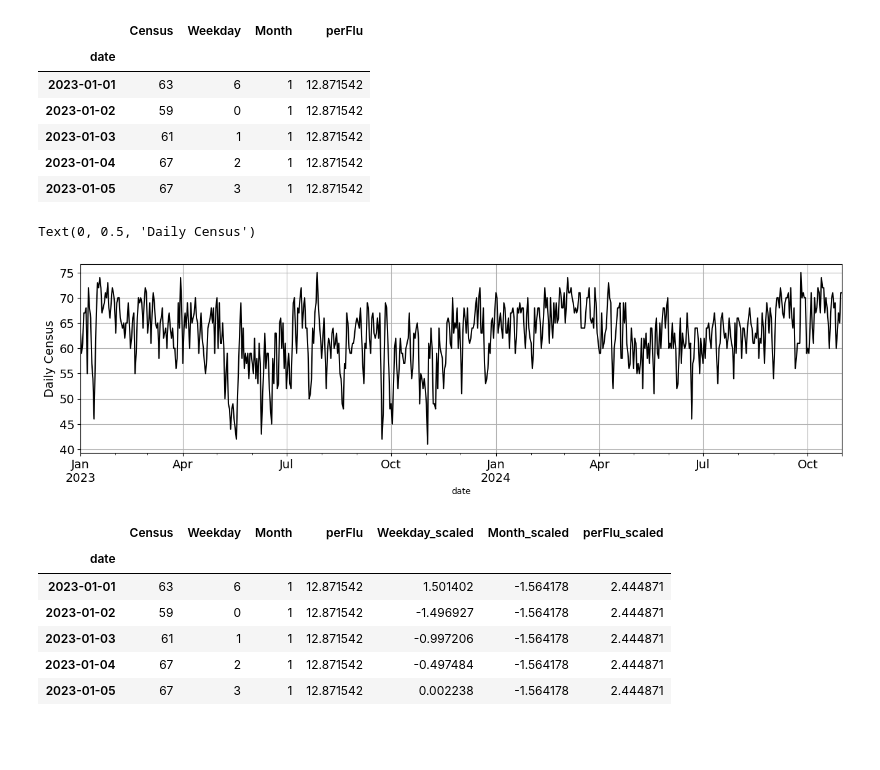
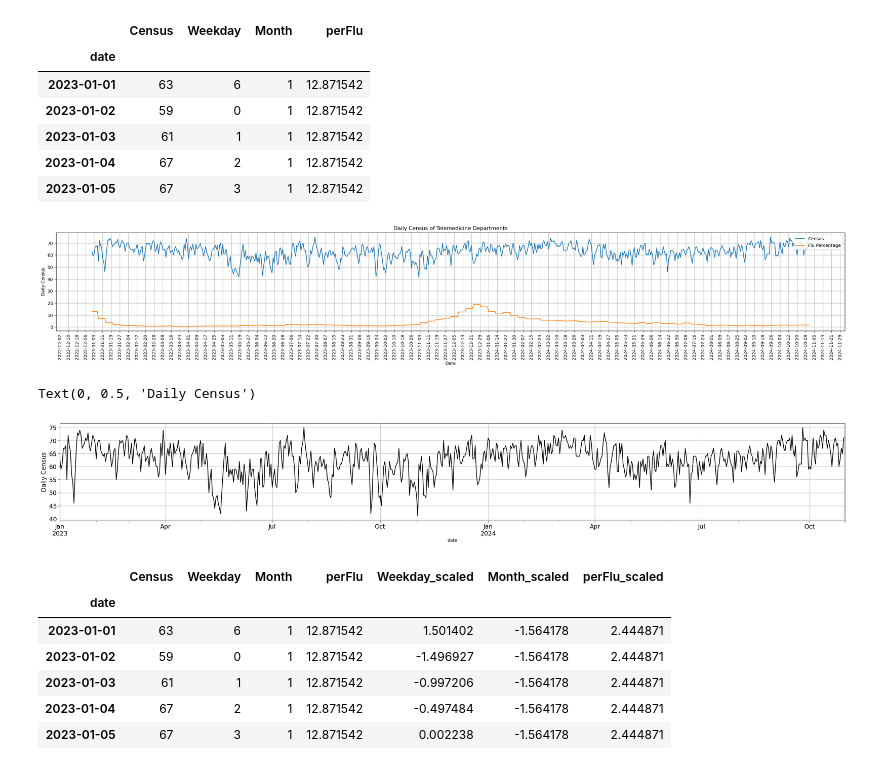
Before and after one commit to githubgscoder/UCBerkeley_MLAI_Capstone, a Jupyter notebook: Capstone_GS.ipynb, the cells around one changed output. Drawn from its saved outputs; the diff is of its cells as text; code cells hidden in the pictures; blank space fills up the shorter version.

```diff
--- a/Capstone_GS.ipynb
+++ b/Capstone_GS.ipynb
@@ -141,14 +136,29 @@ agg_tele_census_df.head()
 | 2023-01-03 | 61 | 1 | 1 | 12.871542 |
 | 2023-01-04 | 67 | 2 | 1 | 12.871542 |
 | 2023-01-05 | 67 | 3 | 1 | 12.871542 |
+# %%
+# Plot the census data using SNS
+plt.figure(figsize=(32,4))
+sns.lineplot(x= agg_tele_census_df.index, y=agg_tele_census_df['Census'], data=agg_tele_census_df, label='Census')
+sns.lineplot(x=agg_tele_census_df.index, y=agg_tele_census_df['perFlu'], data=agg_tele_census_df, label='Flu Percentage')
+plt.xticks(rotation=90)
+plt.gca().xaxis.set_major_locator(plt.MaxNLocator(92))
+plt.grid(True)
+plt.xlabel('Date')
+plt.ylabel('Daily Census')
+plt.title('Daily Census of Telemedicine Departments')
+plt.legend(loc='upper right')
+plt.show()
+# %% [output]
+[figure, added]
 # %%
-agg_tele_census_df['Census'].plot(figsize=(16,4),color='k',grid=True)
+agg_tele_census_df['Census'].plot(figsize=(32,4),color='k',grid=True)
 plt.xticks(fontsize=14)
 plt.yticks(fontsize=14)
 plt.ylabel('Daily Census',fontsize=14)
 # %% [output]
 Text(0, 0.5, 'Daily Census')
-[figure, old version]
+[figure, new version]
 # %%
 # Preprocess the data
 X = agg_tele_census_df[['Weekday', 'Month', 'perFlu']]
```
Also changed, not shown: parts of 20 cells of this notebook.
